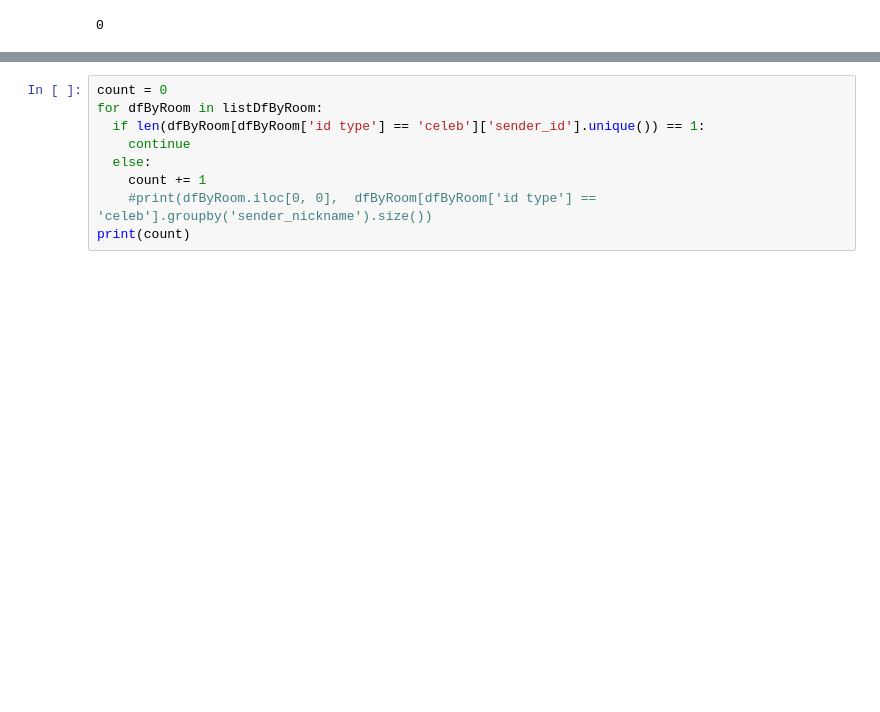
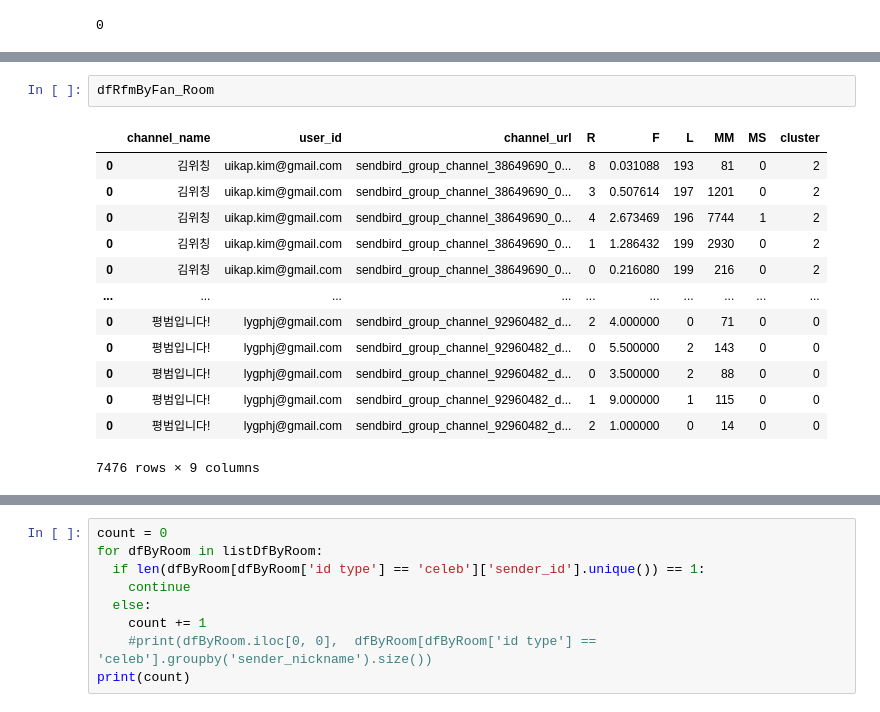
Before and after one commit to bhkwon89/Chat_analysis, a Jupyter notebook: cp2_test.ipynb, the cells around one changed output, grey strips where cells are left out. Saved outputs shown, nothing was run; the diff lists cells and outputs as text; blank space fills up the shorter version.

```diff
--- a/cp2_test.ipynb
+++ b/cp2_test.ipynb
@@ -458,5 +444,21 @@ dfRfmByFan_Room.to_csv('/content/drive/MyDrive/cp2/fan-room_RFM_open.csv')
 print(count_NoFanRoom)
 # %% [output]
 1
+# %%
+dfRfmByFan_Room
+# %% [output]
+|  | channel_name | user_id | channel_url | R | F | L | MM | MS | cluster |
+| 0 | 김위칭 | uikap.kim@gmail.com | sendbird_group_channel_38649690_0... | 8 | 0.031088 | 193 | 81 | 0 | 2 |
+| 0 | 김위칭 | uikap.kim@gmail.com | sendbird_group_channel_38649690_0... | 3 | 0.507614 | 197 | 1201 | 0 | 2 |
+| 0 | 김위칭 | uikap.kim@gmail.com | sendbird_group_channel_38649690_0... | 4 | 2.673469 | 196 | 7744 | 1 | 2 |
+| 0 | 김위칭 | uikap.kim@gmail.com | sendbird_group_channel_38649690_0... | 1 | 1.286432 | 199 | 2930 | 0 | 2 |
+| 0 | 김위칭 | uikap.kim@gmail.com | sendbird_group_channel_38649690_0... | 0 | 0.216080 | 199 | 216 | 0 | 2 |
+| ... | ... | ... | ... | ... | ... | ... | ... | ... | ... |
+| 0 | 평범입니다! | lygphj@gmail.com | sendbird_group_channel_92960482_d... | 2 | 4.000000 | 0 | 71 | 0 | 0 |
+| 0 | 평범입니다! | lygphj@gmail.com | sendbird_group_channel_92960482_d... | 0 | 5.500000 | 2 | 143 | 0 | 0 |
+| 0 | 평범입니다! | lygphj@gmail.com | sendbird_group_channel_92960482_d... | 0 | 3.500000 | 2 | 88 | 0 | 0 |
+| 0 | 평범입니다! | lygphj@gmail.com | sendbird_group_channel_92960482_d... | 1 | 9.000000 | 1 | 115 | 0 | 0 |
+| 0 | 평범입니다! | lygphj@gmail.com | sendbird_group_channel_92960482_d... | 2 | 1.000000 | 0 | 14 | 0 | 0 |
+7476 rows × 9 columns
 # %%
 dfRfmByRoomOnlyFan
```
Also changed, not shown: parts of 9 cells of this notebook.
